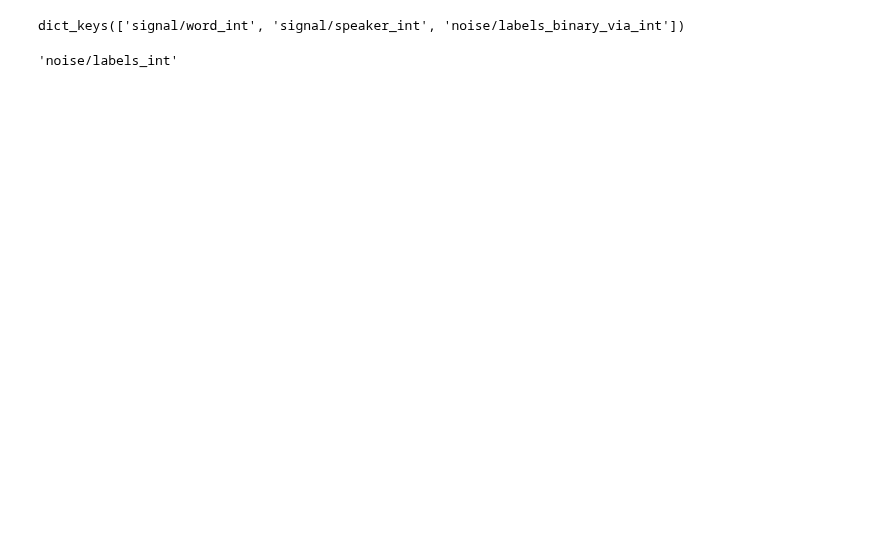
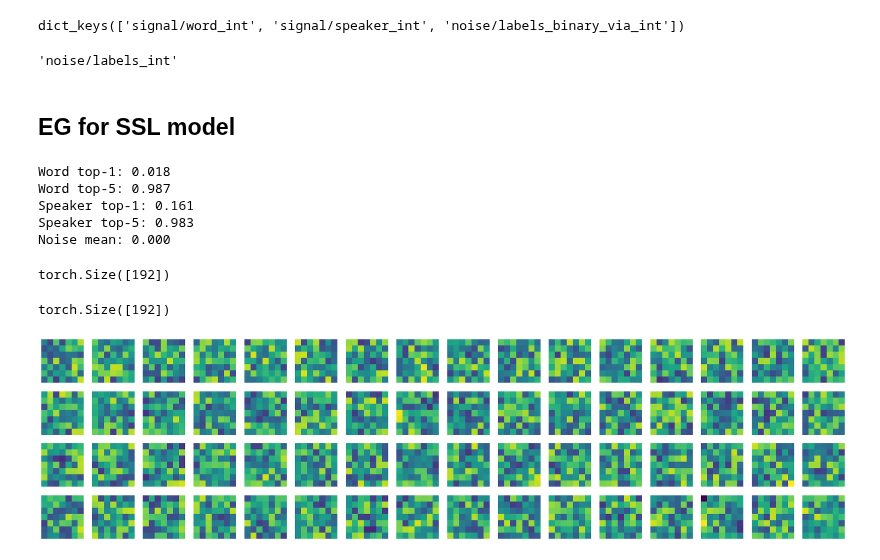
Before and after one commit to Feather-Lab/audio-ssl, a Jupyter notebook: notebooks/dev_jsinv3_test_all_tasks.ipynb, the cells around one changed output. Saved outputs shown, nothing was run; the diff lists cells and outputs as text; code cells hidden in the pictures; blank space fills up the shorter version.

```diff
--- a/notebooks/dev_jsinv3_test_all_tasks.ipynb
+++ b/notebooks/dev_jsinv3_test_all_tasks.ipynb
@@ -19,11 +20,12 @@ import robustness.audio_functions.audio_transforms as at
 
 # get config and init trained model
 config_path = Path("model_configs/word_speaker_audioset_resnet18_MatchedDataset_shuffle_one_gpu.yaml")
+# config_path = Path("model_configs/barlow_word_resnet18_base_Matched_blocked_batches.yaml")
 config = yaml.load(open(config_path, 'r'), Loader=yaml.FullLoader)
 # print(config)
 
 config['num_workers'] = 2
-config['hparas']['batch_size'] = 124 # set to single-gpu size
+config['hparas']['batch_size'] = 192# set to single-gpu size
 
 # update val set to use entire range
 # config['data']['eval_max'] = -1
@@ -46,7 +48,8 @@ config['model']
   'pretrained': False}}
 # %%
 model = LitWordAudioSetModelMatched.load_from_checkpoint(checkpoint_path=ckpt_path, config=config)
-model = torch.compile(model)
+# model = LitAudioSSLMatched.load_from_checkpoint(checkpoint_path=ckpt_path, config=config)
+# model = torch.compile(model)
 model = model.eval().cuda()
 # %%
 transforms = at.AudioCompose([
@@ -119,3 +122,61 @@ model_noise_key = [key for key in config['data']['target_keys'] if 'noise' in ke
 model_noise_key
 # %% [output]
 'noise/labels_int'
+# %% [markdown]
+## EG for SSL model
+# %%
+prec = BinaryPrecision()
+
+word_acc = []
+word_top5_acc = []
+speaker_acc = []
+speaker_top5_acc = []
+noise_prec = []
+with torch.no_grad():
+    for ix, batch in enumerate(tqdm(dataloader)):
+        speech, noise, labels = batch
+        ### Get word and speaker outs
+        _, _, speech_logits = model(speech.cuda())
+
+        word_preds = speech_logits[model_word_key].softmax(-1).cpu()
+        speaker_preds = speech_logits[model_speaker_key].softmax(-1).cpu()
+
+        word_acc.append((word_preds.argmax(-1) == labels["signal/word_int"]).numpy().mean())
+        speaker_acc.append((speaker_preds.argmax(-1) == labels["signal/speaker_int"]).numpy().mean())
+
+        # Run top 5 for talker
+        word_top5 = torch.isin(torch.topk(word_preds, k=5, dim=-1).indices, labels["signal/word_int"]).any(-1).numpy().mean()
+        word_top5_acc.append(word_top5)
+        # Run top 5 for talker
+        speaker_top5 = torch.isin(torch.topk(speaker_preds, k=5, dim=-1).indices, labels["signal/speaker_int"]).any(-1).numpy().mean()
+        speaker_top5_acc.append(speaker_top5)
+        ### Get noise label outs
+        _, _, noise_logits = model(noise.cuda())
+        noise_logits = noise_logits[model_noise_key].cpu()
+        noise_prec.append(prec(noise_logits, labels['noise/labels_binary_via_int']).item())
+        if ix == 9:
+            break
+
+word_mean = np.mean(word_acc)
+speaker_mean = np.mean(speaker_acc)
+noise_mean = np.mean(noise_prec)
+
+print(f"Word top-1: {word_mean:.3f}")
+print(f"Word top-5: {np.mean(word_top5_acc):.3f}")
+print(f"Speaker top-1: {speaker_mean:.3f}")
+print(f"Speaker top-5: {np.mean(speaker_top5_acc):.3f}")
+print(f"Noise mAP: {noise_mean:.3f}")
+# %% [output]
+Word top-1: 0.018
+Word top-5: 0.987
+Speaker top-1: 0.161
+Speaker top-5: 0.983
+Noise mean: 0.000
+# %%
+prec(noise_logits.sigmoid(), labels['noise/labels_binary_via_int']).shape
+# %% [output]
+torch.Size([192])
+# %%
+torch.isin(torch.topk(speech_logits[model_word_key].softmax(-1), k=5, dim=-1).indices.cpu(), labels["signal/word_int"]).any(-1)
+# %% [output]
+torch.Size([192])
@@ -121,0 +186,12 @@ model_noise_key
+# %%
+### Plot first layer weights
+conv1_kernels = model.model.model.f.conv1.weight.squeeze().cpu().detach()
+
+aspect = 2
+fig, axs = plt.subplots(4,16, figsize=(16*aspect, 4*aspect))
+axs = axs.ravel()
+for ix, kernel in enumerate(conv1_kernels):
+    axs[ix].imshow(kernel, aspect='auto', vmin=conv1_kernels.min(), vmax=conv1_kernels.max(), interpolation="none")
+    axs[ix].axis('off')
+# %% [output]
+[figure, added]
```
Also changed, not shown: parts of 10 cells of this notebook, 12 other files.
